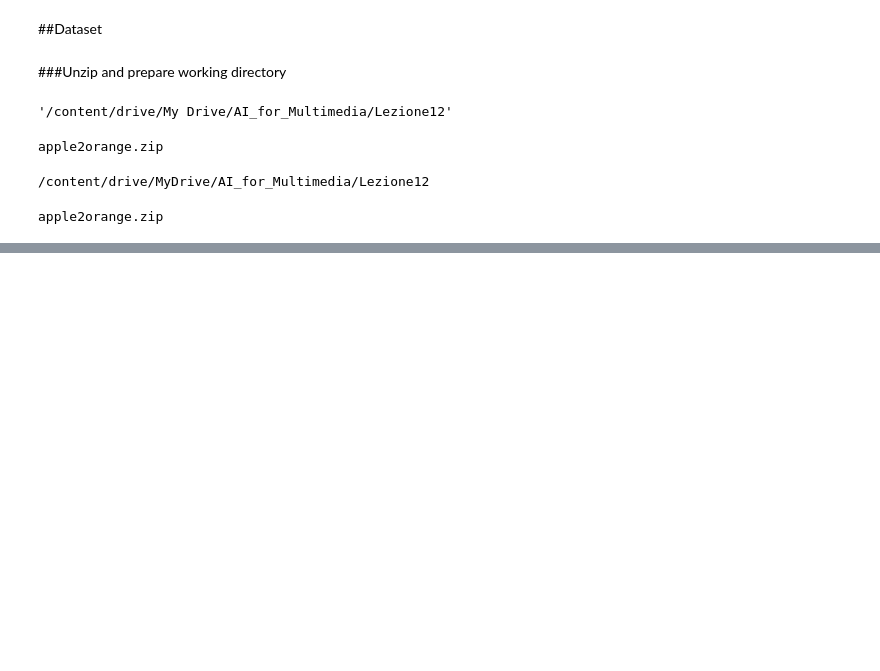
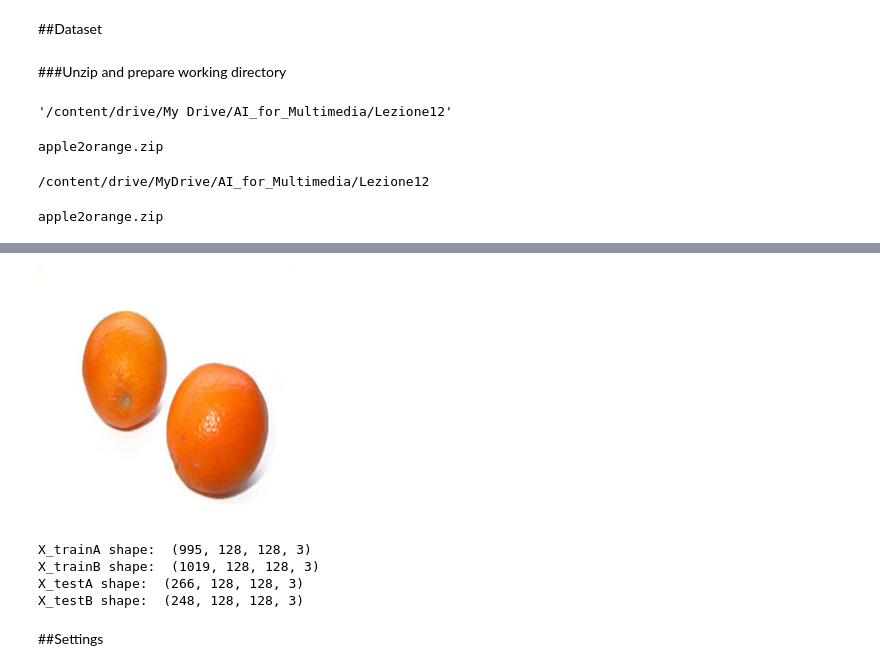
Before and after one commit to JacopoKahl/CycleGAN, a Jupyter notebook: CycleGAN.ipynb, the cells around one changed output, grey strips where cells are left out. Saved outputs shown, nothing was run; the diff lists cells and outputs as text; code cells hidden in the pictures; blank space fills up the shorter version.

```diff
--- a/CycleGAN.ipynb
+++ b/CycleGAN.ipynb
@@ -102,0 +128,6 @@ apple2orange.zip
+# %%
+img = Image.open(trainB_files[index])
+
+img
+# %% [output]
+[figure, added]
@@ -102,0 +150,13 @@ apple2orange.zip
+# %%
+print('X_trainA shape: ', X_trainA.shape)
+print('X_trainB shape: ', X_trainB.shape)
+
+print('X_testA shape: ', X_testA.shape)
+print('X_testB shape: ', X_testB.shape)
+# %% [output]
+X_trainA shape:  (995, 128, 128, 3)
+X_trainB shape:  (1019, 128, 128, 3)
+X_testA shape:  (266, 128, 128, 3)
+X_testB shape:  (248, 128, 128, 3)
+# %% [markdown]
+##Settings
```
Also changed, not shown: parts of 12 cells of this notebook.
